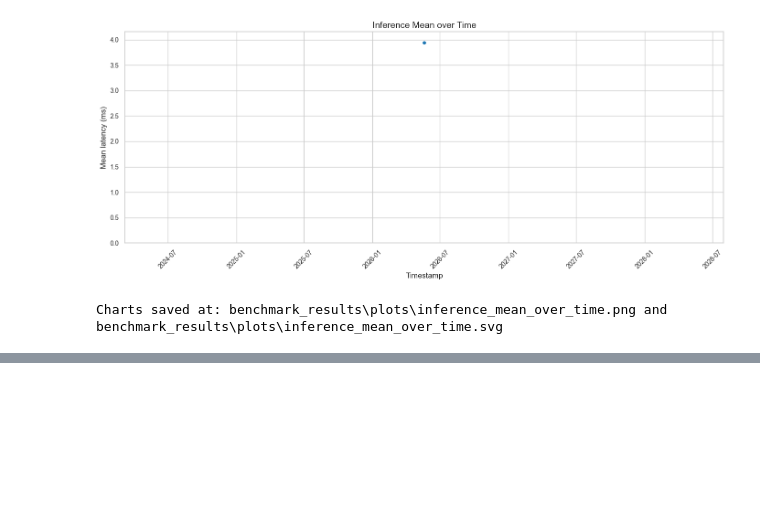
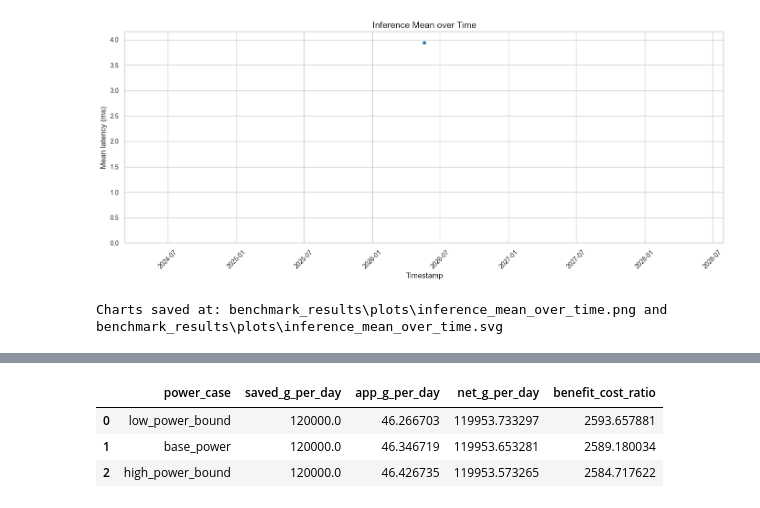
Before and after one commit to The-European-Avengers/MAJJ-ADL-eris, a Jupyter notebook: ml_benchmark_visualization.ipynb, the cells around one changed output, grey strips where cells are left out. Cells and saved outputs as stored; diff of their text form; code cells hidden in the pictures; blank space fills up the shorter version.

```diff
--- a/ml_benchmark_visualization.ipynb
+++ b/ml_benchmark_visualization.ipynb
@@ -316,0 +442,81 @@ Charts saved at: benchmark_results\plots\inference_mean_over_time.png and benchm
+# %%
+# Quick uncertainty sweep around selected profile (+/- 30%)
+# Useful when only emulator is available.
+
+if 'estimate_daily_impact' not in globals():
+    def estimate_daily_impact(s):
+        sessions = float(s['successful_shift_sessions_per_day'])
+        delta_ci = float(s['carbon_intensity_original_g_per_kwh']) - float(s['carbon_intensity_shifted_g_per_kwh'])
+        saved_g_per_session = float(s['shifted_energy_per_session_kwh']) * max(delta_ci, 0.0)
+        saved_g_per_day = sessions * saved_g_per_session
+
+        backend_kwh_day = (float(s['backend_average_power_w']) * float(s['backend_runtime_hours_per_day'])) / 1000.0
+        mobile_kwh_day = (
+            float(s['mobile_active_power_w'])
+            * float(s['mobile_active_seconds_per_session'])
+            * sessions
+        ) / (1000.0 * 3600.0)
+        inference_kwh_day = (
+            float(s['inference_device_power_w'])
+            * (float(s['inference_ms']) / 1000.0)
+            * float(s['inferences_per_session'])
+            * sessions
+        ) / (1000.0 * 3600.0)
+
+        app_kwh_day = backend_kwh_day + mobile_kwh_day + inference_kwh_day
+        app_g_per_day = app_kwh_day * float(s['app_side_carbon_intensity_g_per_kwh'])
+        net_g_per_day = saved_g_per_day - app_g_per_day
+        ratio = saved_g_per_day / app_g_per_day if app_g_per_day > 0 else np.inf
+
+        return {
+            'sessions_per_day': sessions,
+            'saved_g_per_day': saved_g_per_day,
+            'app_g_per_day': app_g_per_day,
+            'net_g_per_day': net_g_per_day,
+            'saved_kg_per_month': (saved_g_per_day * 30.0) / 1000.0,
+            'app_kg_per_month': (app_g_per_day * 30.0) / 1000.0,
+            'net_kg_per_month': (net_g_per_day * 30.0) / 1000.0,
+            'benefit_cost_ratio': ratio,
+            'backend_kwh_day': backend_kwh_day,
+            'mobile_kwh_day': mobile_kwh_day,
+            'inference_kwh_day': inference_kwh_day,
+            'app_kwh_day': app_kwh_day,
+        }
+
+u = 0.30
+base_mobile = scenario['mobile_active_power_w']
+base_infer = scenario['inference_device_power_w']
+
+uncertainty_cases = {
+    'low_power_bound': {
+        **scenario,
+        'mobile_active_power_w': base_mobile * (1 - u),
+        'inference_device_power_w': base_infer * (1 - u),
+    },
+    'base_power': {
+        **scenario,
+    },
+    'high_power_bound': {
+        **scenario,
+        'mobile_active_power_w': base_mobile * (1 + u),
+        'inference_device_power_w': base_infer * (1 + u),
+    },
+}
+
+unc_rows = []
+for n, cfg in uncertainty_cases.items():
+    r = estimate_daily_impact(cfg)
+    unc_rows.append({
+        'power_case': n,
+        'saved_g_per_day': r['saved_g_per_day'],
+        'app_g_per_day': r['app_g_per_day'],
+        'net_g_per_day': r['net_g_per_day'],
+        'benefit_cost_ratio': r['benefit_cost_ratio'],
+    })
+
+display(pd.DataFrame(unc_rows))
+# %% [output]
+|  | power_case | saved_g_per_day | app_g_per_day | net_g_per_day | benefit_cost_ratio |
+| 0 | low_power_bound | 120000.0 | 46.266703 | 119953.733297 | 2593.657881 |
+| 1 | base_power | 120000.0 | 46.346719 | 119953.653281 | 2589.180034 |
+| 2 | high_power_bound | 120000.0 | 46.426735 | 119953.573265 | 2584.717622 |
```
Also changed, not shown: parts of 7 cells of this notebook.
